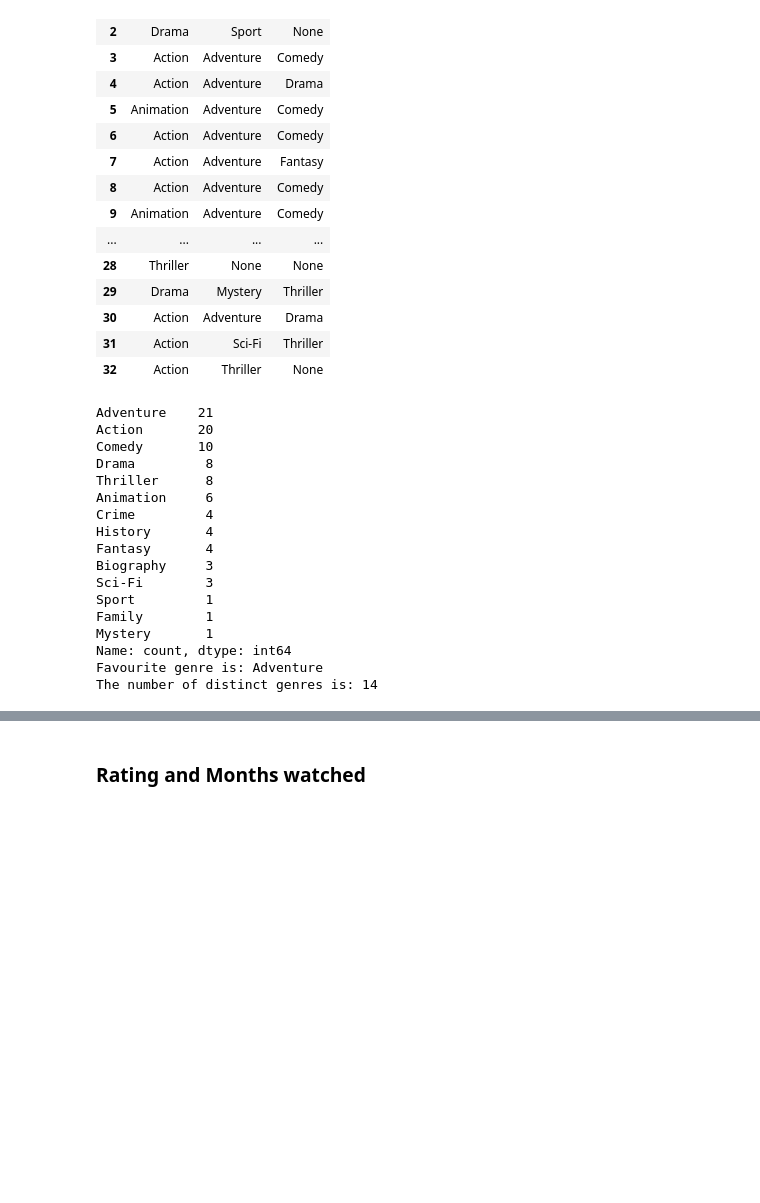
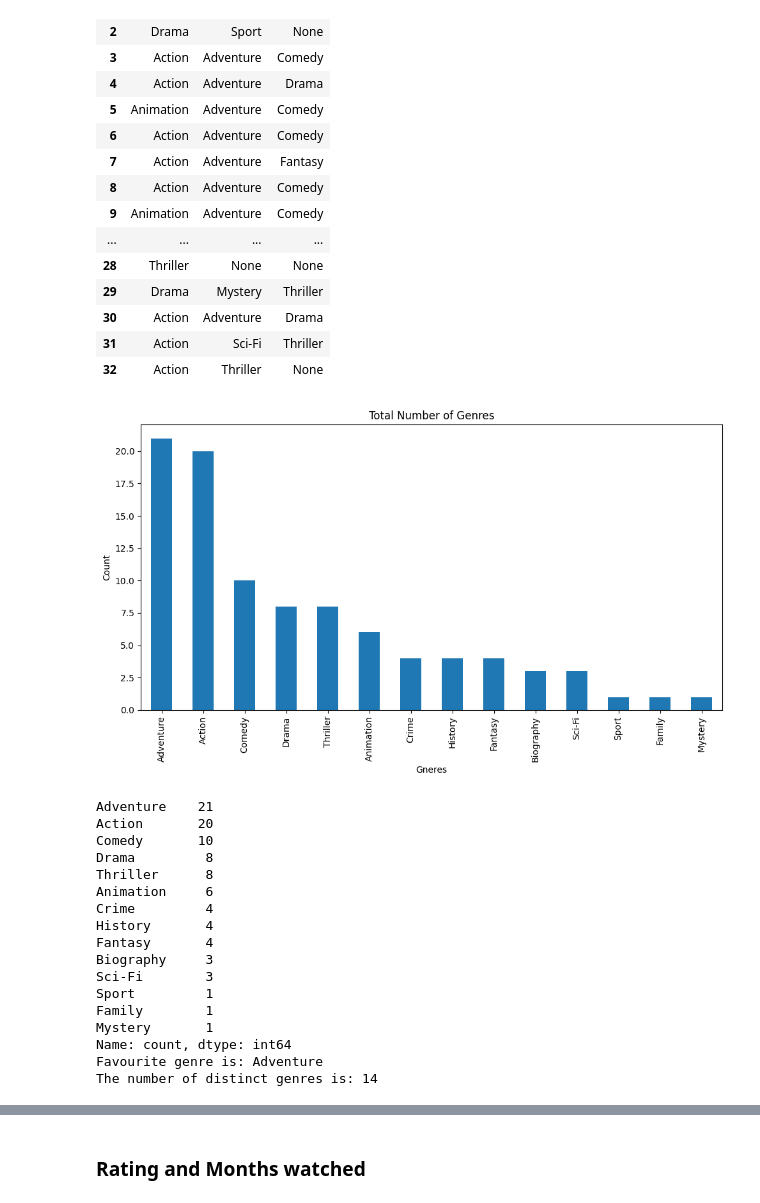
Before and after one commit to dtawusaku/movie-recap, a Jupyter notebook: notebooks/movies-recap.ipynb, the cells around one changed output, grey strips where cells are left out. Drawn from its saved outputs; the diff is of its cells as text; code cells hidden in the pictures; blank space fills up the shorter version.

```diff
--- a/notebooks/movies-recap.ipynb
+++ b/notebooks/movies-recap.ipynb
@@ -377,26 +445,44 @@ genres_data
 # %%
 # Combine multiple genre columns into a single series
 genres_series = genres_data.stack()
 
+genre_counts = genres_series.value_counts()
 
-genres_series
+# Plot a bar chart
+plt.figure(figsize=(10, 6))
+genre_counts.plot(kind='bar')
+plt.title('Total Number of Genres')
+plt.xlabel('Gneres')
+plt.ylabel('Count')
+plt.xticks(rotation=90)
+plt.tight_layout()
+plt.show()
 
+# # Plot a Donut Chart wuth custom labels
+# custom_lables = [f"Genre {chr(65 + i)}" for i in range(len(genre_counts))]
+# plt.figure(figsize=(8,8))
+# plt.pie(genre_counts,labels=custom_lables,autopct='%1.1f%%',startangle=140,wedgeprops=dict(width=0.4))
+# plt.title("Genre")
 
-genre_counts = genres_series.value_counts()
+# Plot a Donut Chart
+plt.figure(figsize=(8,8))
+plt.pie(genre_counts,labels=genre_counts,autopct='%1.1f%%',startangle=140,wedgeprops=dict(width=0.4))
+plt.title("Genre")
 
 print(genre_counts)
 
 # Get the most common genre
 most_common_genre = genre_counts.idxmax()
 
 print("Favourite genre is:" , most_common_genre)
 
 
 # Count the number of distinct genres
 num_distinct_genres = genres_series.nunique()
 
 print(f"The number of distinct genres is: {num_distinct_genres}")
 # %% [output]
+[figure, added]
 Adventure    21
 Action       20
 Comedy       10
```
Also changed, not shown: parts of 11 cells of this notebook, 1 other file.
